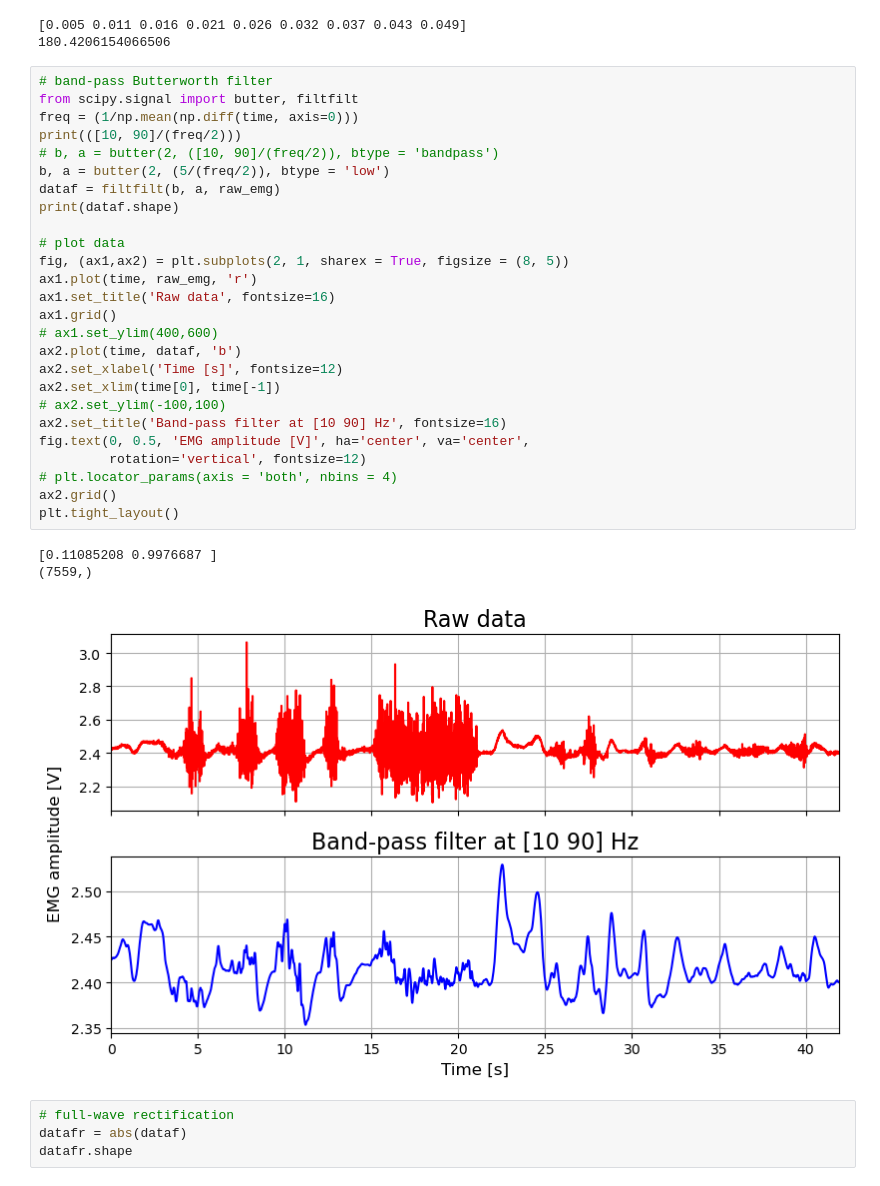
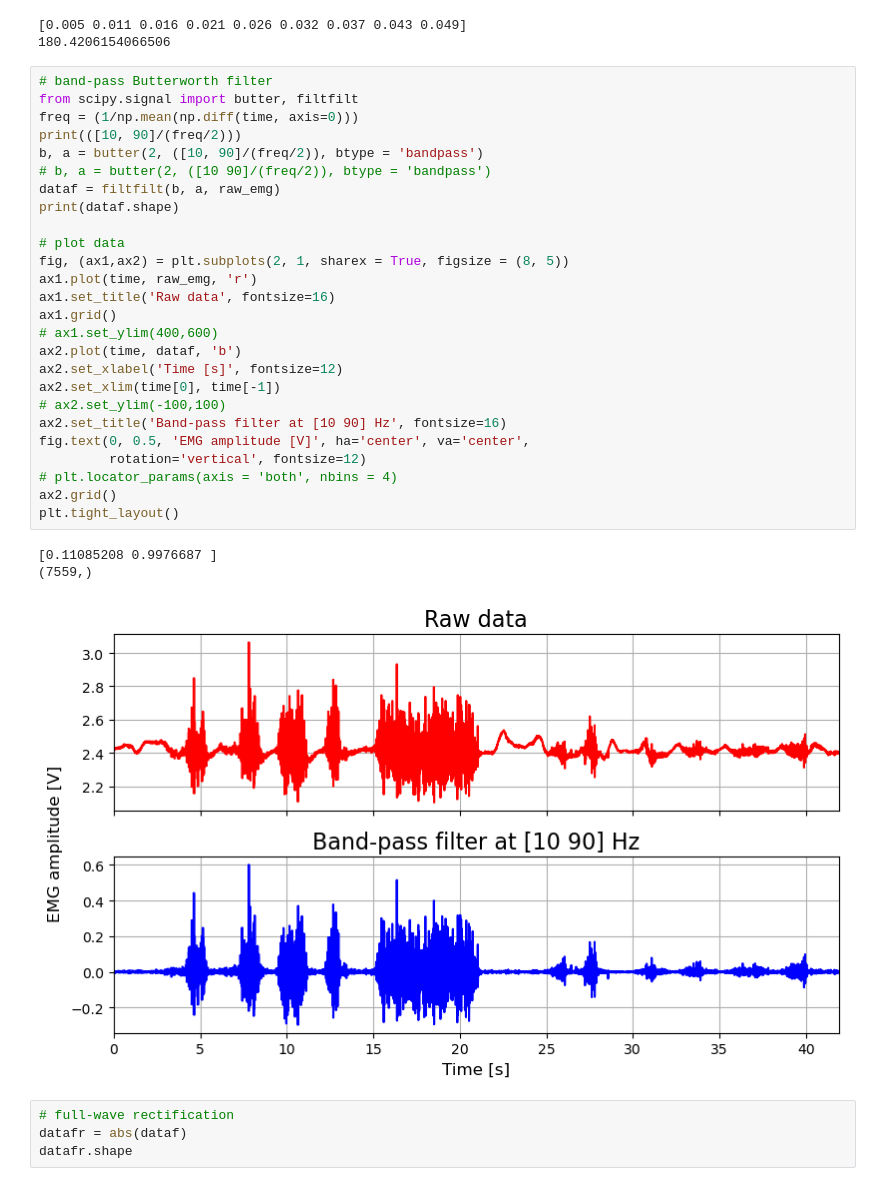
Before and after one commit to zoufaond/Arduino, a Jupyter notebook: EMG/Untitled.ipynb, the cells around one changed output. Saved outputs shown, nothing was run; the diff lists cells and outputs as text.

```diff
--- a/EMG/Untitled.ipynb
+++ b/EMG/Untitled.ipynb
@@ -32,33 +32,33 @@ print(1/np.mean(np.diff(time, axis=0)))
 # %%
 # band-pass Butterworth filter
 from scipy.signal import butter, filtfilt
 freq = (1/np.mean(np.diff(time, axis=0)))
 print(([10, 90]/(freq/2)))
-# b, a = butter(2, ([10, 90]/(freq/2)), btype = 'bandpass')
-b, a = butter(2, (5/(freq/2)), btype = 'low')
+b, a = butter(2, ([10, 90]/(freq/2)), btype = 'bandpass')
+# b, a = butter(2, ([10 90]/(freq/2)), btype = 'bandpass')
 dataf = filtfilt(b, a, raw_emg)
 print(dataf.shape)
 
 # plot data
 fig, (ax1,ax2) = plt.subplots(2, 1, sharex = True, figsize = (8, 5))
 ax1.plot(time, raw_emg, 'r')
 ax1.set_title('Raw data', fontsize=16)
 ax1.grid()
 # ax1.set_ylim(400,600)
 ax2.plot(time, dataf, 'b')
 ax2.set_xlabel('Time [s]', fontsize=12)
 ax2.set_xlim(time[0], time[-1])
 # ax2.set_ylim(-100,100)
 ax2.set_title('Band-pass filter at [10 90] Hz', fontsize=16)
 fig.text(0, 0.5, 'EMG amplitude [V]', ha='center', va='center',
          rotation='vertical', fontsize=12)
 # plt.locator_params(axis = 'both', nbins = 4)
 ax2.grid()
 plt.tight_layout()
 # %% [output]
 [0.11085208 0.9976687 ]
 (7559,)
-[figure, old version]
+[figure, new version]
 # %%
 # full-wave rectification
 datafr = abs(dataf)
```
Also changed, not shown: parts of 1 cell of this notebook, 1 other file.
